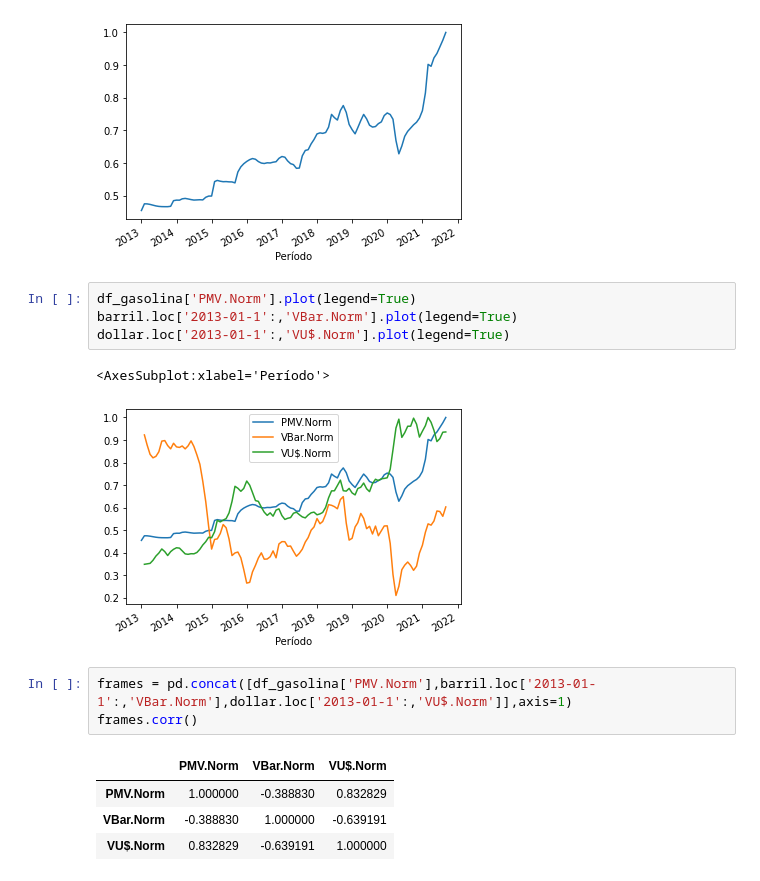
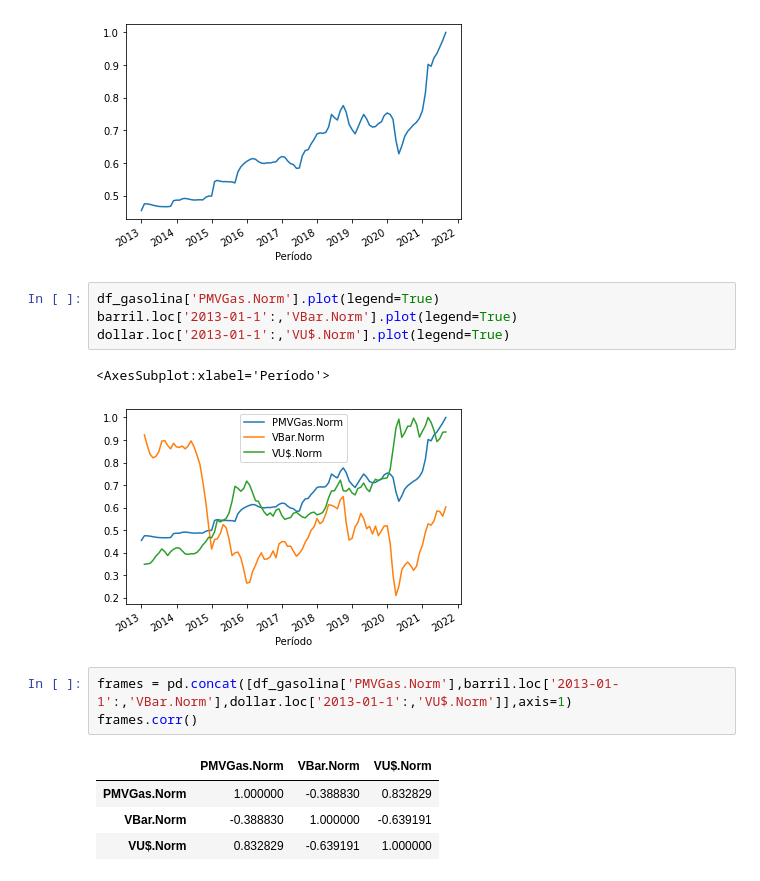
Before and after one commit to ednaelxd/residencia, a Jupyter notebook: desenvolvimento.ipynb, the cells around one changed output. Saved outputs shown, nothing was run; the diff lists cells and outputs as text.

```diff
--- a/desenvolvimento.ipynb
+++ b/desenvolvimento.ipynb
@@ -64,18 +69,18 @@ df_gasolina['PMVGas.Norm'].plot()
 <AxesSubplot:xlabel='Período'>
 [figure]
 # %%
-df_gasolina['PMV.Norm'].plot(legend=True)
+df_gasolina['PMVGas.Norm'].plot(legend=True)
 barril.loc['2013-01-1':,'VBar.Norm'].plot(legend=True)
 dollar.loc['2013-01-1':,'VU$.Norm'].plot(legend=True)
 # %% [output]
 <AxesSubplot:xlabel='Período'>
-[figure, old version]
+[figure, new version]
 # %%
-frames = pd.concat([df_gasolina['PMV.Norm'],barril.loc['2013-01-1':,'VBar.Norm'],dollar.loc['2013-01-1':,'VU$.Norm']],axis=1)
+frames = pd.concat([df_gasolina['PMVGas.Norm'],barril.loc['2013-01-1':,'VBar.Norm'],dollar.loc['2013-01-1':,'VU$.Norm']],axis=1)
 frames.corr()
 # %% [output]
-|  | PMV.Norm | VBar.Norm | VU$.Norm |
-| PMV.Norm | 1.000000 | -0.388830 | 0.832829 |
+|  | PMVGas.Norm | VBar.Norm | VU$.Norm |
+| PMVGas.Norm | 1.000000 | -0.388830 | 0.832829 |
 | VBar.Norm | -0.388830 | 1.000000 | -0.639191 |
 | VU$.Norm | 0.832829 | -0.639191 | 1.000000 |
 # %%
```
Also changed, not shown: parts of 9 cells of this notebook, 2 other files.
